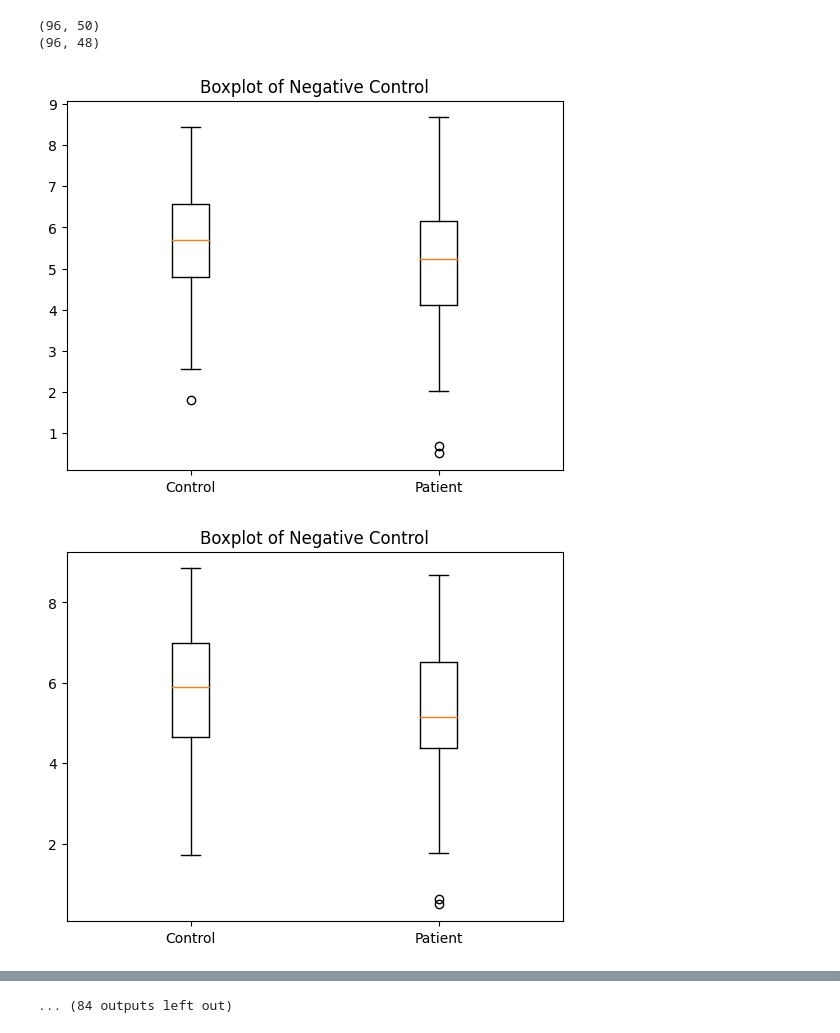
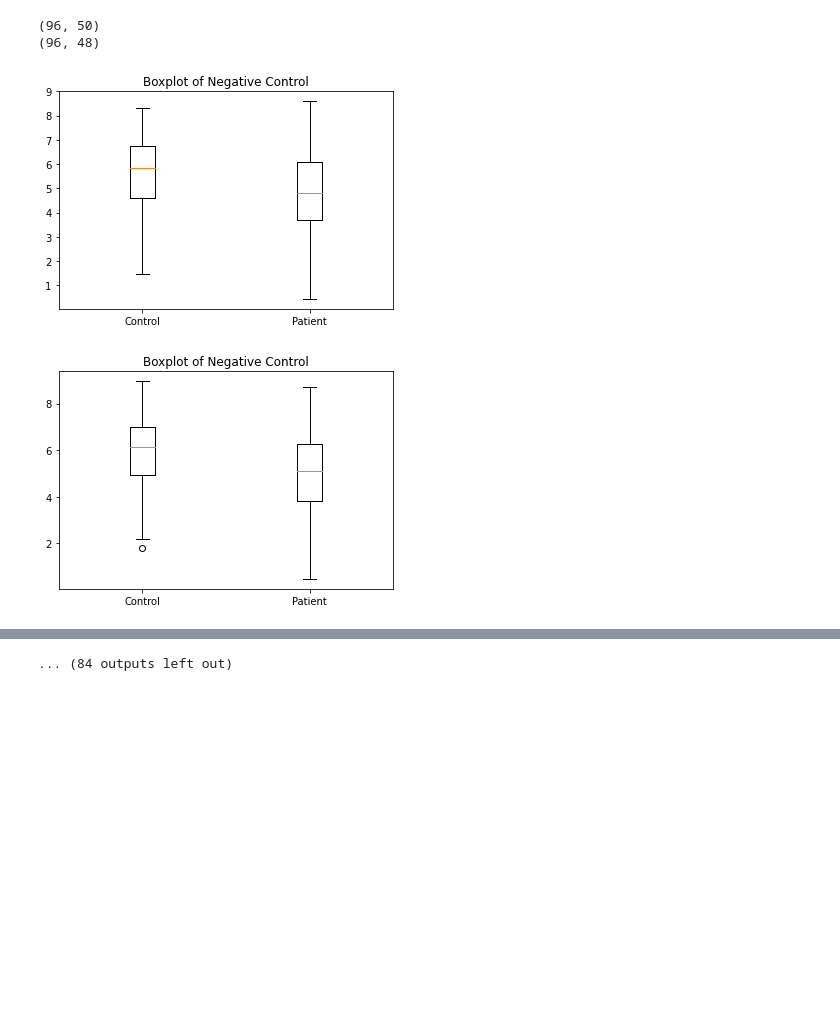
Before and after one commit to SumanthPandiri/4300-Data-Science-Project, a Jupyter notebook: TestNotebook.ipynb, the cells around one changed output, grey strips where cells are left out. Drawn from its saved outputs; the diff is of its cells as text; code cells hidden in the pictures; blank space fills up the shorter version.

```diff
--- a/TestNotebook.ipynb
+++ b/TestNotebook.ipynb
@@ -3,9 +3,11 @@ import pandas as pd
 import numpy as np
 import matplotlib.pyplot as plt
 from matplotlib.backends.backend_pdf import PdfPages
+# %%
+sheet = '1'
 # %%
 # Imports the patient dataset and drops unneccessary rows/columns
-df = pd.read_excel('Data/ALL_PMS_Patient_Biolog_data_NORMALIZED.xlsx', sheet_name='PM-M8')
+df = pd.read_excel('Data/ALL_PMS_Patient_Biolog_data_NORMALIZED.xlsx', sheet_name='PM-M' + sheet)
 df = df[1:]
 df.columns = df.iloc[0]
 df = df[1:]
@@ -14,7 +16,7 @@ dfNames = df['CMS#']
 df = df.drop('CMS#', axis=1)
 # %%
 # Imports the control dataset and drops unneccessary rows/columns
-df_control = pd.read_excel('Data/ABS_Normalized Control_PMS data.xlsx', sheet_name='PM-M8_Control')
+df_control = pd.read_excel('Data/ABS_Normalized Control_PMS data.xlsx', sheet_name='PM-M' + sheet + '_Control')
 df_control = df_control[4:]
 
 # Removes the first 59 columns, which were raw data
@@ -33,22 +35,22 @@ print(arrayPatient.shape)
 # %%
 #Creates a list of 2 sets of boxplots that compare the patient and control data side by side
 plotList = []
 for i in range(0, 96):
     fig, ax = plt.subplots()
     toPlot = []
     toPlot.append(arrayControl[i])
     toPlot.append(arrayPatient[i])
     ax.boxplot(toPlot)
     ax.set_xticklabels(["Control", "Patient"])
     ax.set_title("Boxplot of " + dfNames[i+2])
 
     plotList.append(fig)
 
 #Saves the boxplots in a pdf
-pdf = PdfPages("PM-M8 Boxplot.pdf")  #create a pdf document
+pdf = PdfPages("PM-M" + sheet + " Boxplot.pdf")  #create a pdf document
 for plot in plotList:
     pdf.savefig(plot, orientation="landscape")  #save plot to pdfs
 pdf.close()
 # %% [output]
-[figure, old version]
+[figure, new version]
-[figure, old version]
+[figure, new version]
```
Also changed, not shown: parts of 1 cell of this notebook, 9 other files.
